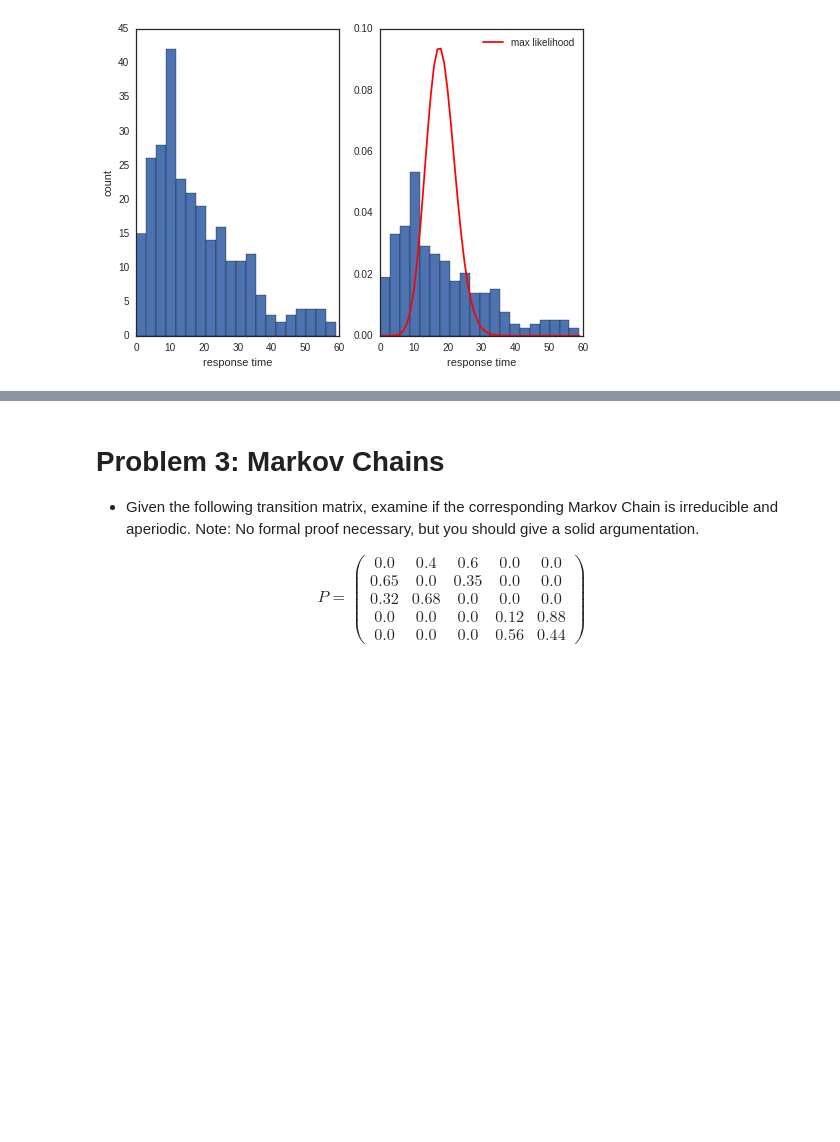
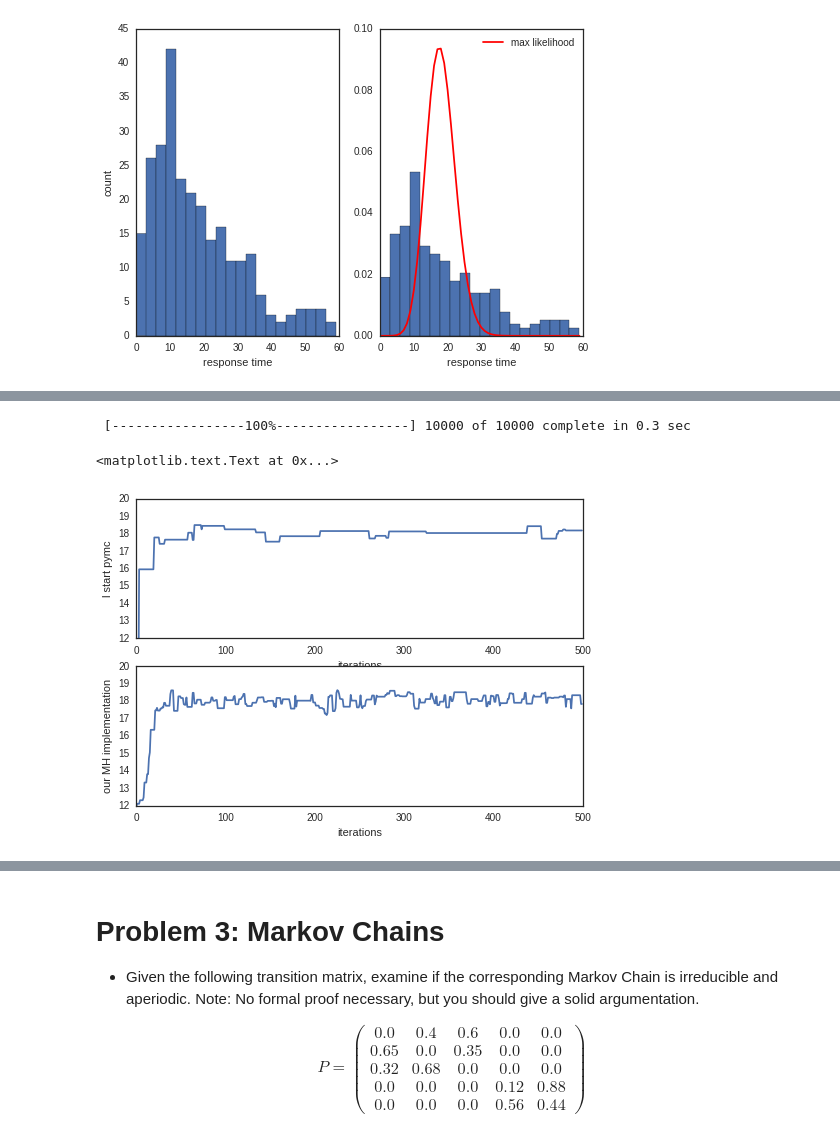
Before and after one commit to kevinchen1000/2016, a Jupyter notebook: Homework/AM207_yufengkevinchen_HW2.ipynb, the cells around one changed output, grey strips where cells are left out. Saved outputs shown, nothing was run; the diff lists cells and outputs as text; code cells hidden in the pictures; blank space fills up the shorter version.

```diff
--- a/Homework/AM207_yufengkevinchen_HW2.ipynb
+++ b/Homework/AM207_yufengkevinchen_HW2.ipynb
@@ -327,0 +423,39 @@ if __name__ =="__main__":
+# %%
+#solve the same problem using pymc
+
+#load in data
+data = np.genfromtxt('hangout_chat_data.csv',delimiter=',')
+
+l = pm.Uniform('lambda',1,30) #uniform prior range from [16,20]
+
+r_time = pm.Poisson('r_time',mu=l,value=data,observed=True)
+
+calltime_model = pm.Model([l,r_time])
+mcmc = pm.MCMC(calltime_model)
+
+mcmc.sample(iter=10000,burn=0)
+
+
+
+#analyze result
+burnin = 500
+
+plt.subplot(2,1,1)
+plt.plot(l.trace()[:burnin])
+plt.ylim(12,20)
+plt.xlabel('iterations')
+plt.ylabel('l start pymc')
+
+plt.subplot(2,1,2)
+plt.plot(trace[:burnin])
+plt.ylim(12,20)
+plt.xlabel('iterations')
+plt.ylabel('our MH implementation')
+
+#@pm.deterministic
+#def likelihood_mcmc(L=l, x=data):
+#    return np.exp(-L)*L**x / scipy.misc.factorial(x)
+# %% [output]
+ [-----------------100%-----------------] 10000 of 10000 complete in 0.3 sec
+<matplotlib.text.Text at 0x...>
+[figure, added]
```
Also changed, not shown: parts of 14 cells of this notebook, 1 other file.
